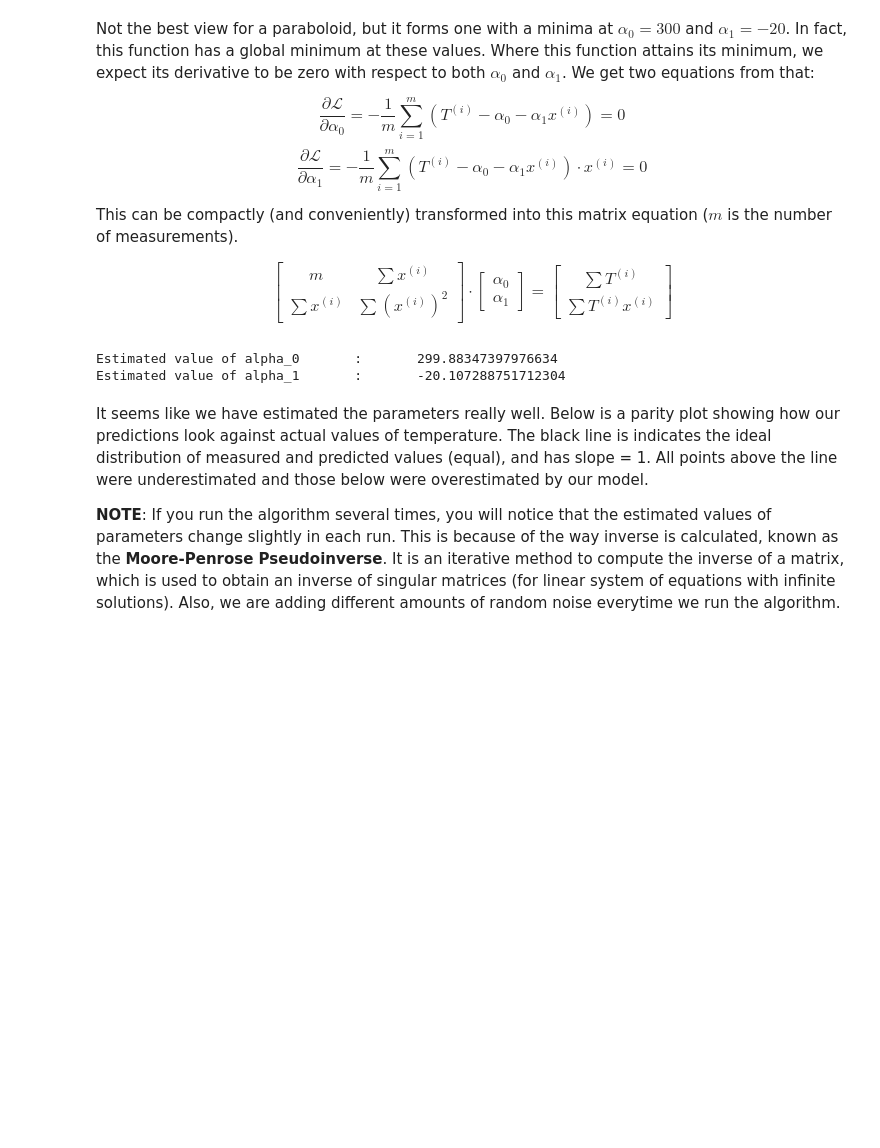
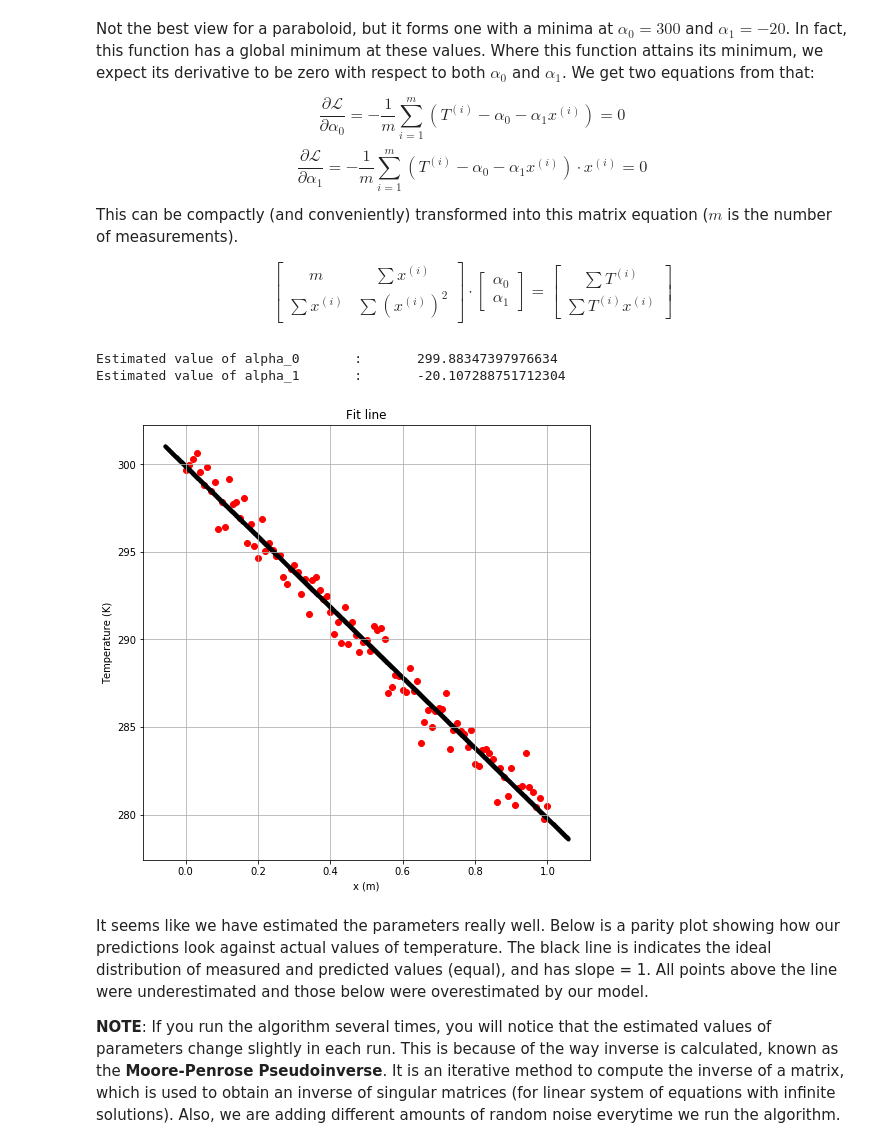
Before and after one commit to NishantPrabhu/Inverse-Methods-for-Heat-Transfer-Algorithms, a Jupyter notebook: Linear regression/MultivariateLinearRegression.ipynb, the cells around one changed output. Cells and saved outputs as stored; diff of their text form; code cells hidden in the pictures; blank space fills up the shorter version.

```diff
--- a/Linear regression/MultivariateLinearRegression.ipynb
+++ b/Linear regression/MultivariateLinearRegression.ipynb
@@ -110,18 +110,32 @@ $$
 # %%
 # Perform the matrix operations to get alpha_0 and alpha_1
 A = np.array([[len(x), sum(x)],
               [sum(x), sum(x**2)]])
 b = np.array([[sum(T_noisy)],
               [sum(T_noisy * x)]])
 
 fit_params = np.dot(np.linalg.inv(A), b)
 
 # Print estimated values
 print("Estimated value of alpha_0 \t : \t {}".format(fit_params[0][0]))
 print("Estimated value of alpha_1 \t : \t {}\n".format(fit_params[1][0]))
+
+# Visualizing the fit line
+fig = plt.figure(figsize=(8, 8))
+ax = fig.add_subplot(111)
+ax.scatter(x, T_noisy, color='red', marker='o')
+x_vals = np.linspace(ax.get_xlim()[0], ax.get_xlim()[1], 1000)
+fit_vals = fit_params[0] + fit_params[1]*x_vals
+ax.scatter(x_vals, fit_vals, color='black', marker='.')
+plt.title('Fit line')
+plt.xlabel('x (m)')
+plt.ylabel('Temperature (K)')
+plt.grid()
+plt.show()
 # %% [output]
 Estimated value of alpha_0       :       299.88347397976634
 Estimated value of alpha_1       :       -20.107288751712304
+[figure, added]
 # %% [markdown]
 It seems like we have estimated the parameters really well. Below is a parity plot showing how our predictions look against actual values of temperature. The black line is indicates the ideal distribution of measured and predicted values (equal), and has slope = 1. All points above the line were underestimated and those below were overestimated by our model.
 
```
